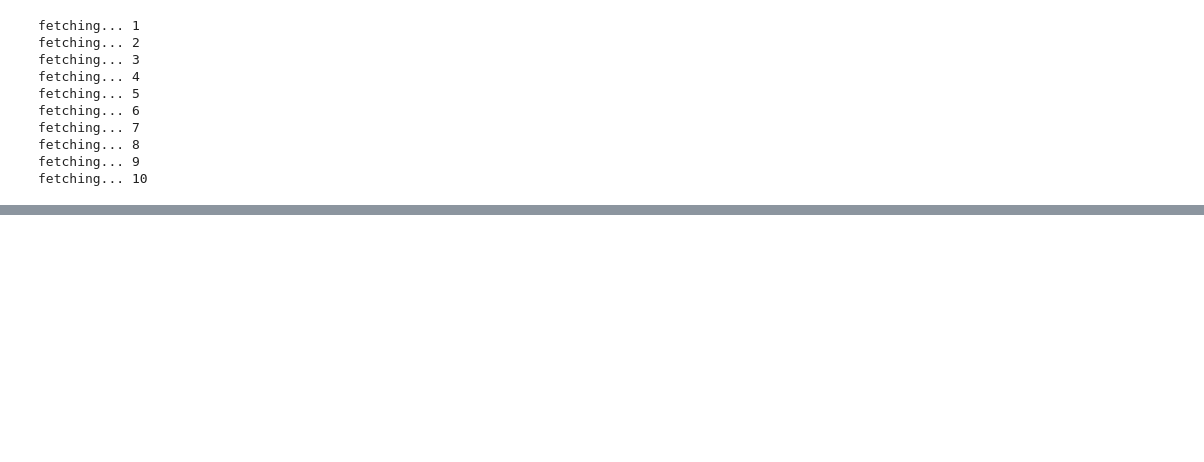
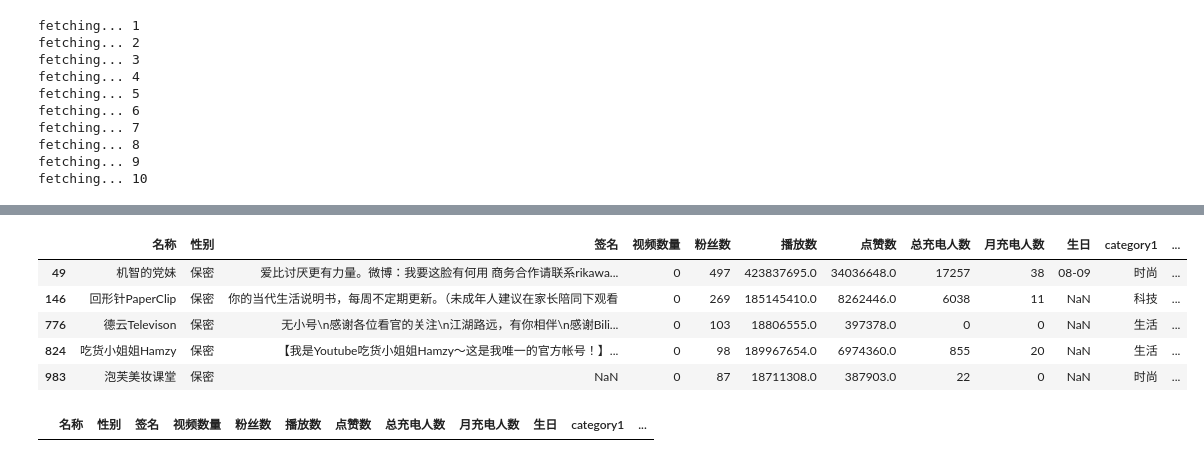
Before and after one commit to Albertiy/MyJupyterNote, a Jupyter notebook: 数据爬取.ipynb, the cells around one changed output, grey strips where cells are left out. Drawn from its saved outputs; the diff is of its cells as text; code cells hidden in the pictures; blank space fills up the shorter version.

```diff
--- a/数据爬取.ipynb
+++ b/数据爬取.ipynb
@@ -112,0 +198,13 @@ TypeError: '>=' not supported between instances of 'str' and 'int'
+# %%
+df.query("视频数量 == 0")
+# %% [output]
+|  | 名称 | 性别 | 签名 | 视频数量 | 粉丝数 | 播放数 | 点赞数 | 总充电人数 | 月充电人数 | 生日 | category1 | ... |
+| 49 | 机智的党妹 | 保密 | 爱比讨厌更有力量。微博：我要这脸有何用 商务合作请联系rikawa... | 0 | 497 | 423837695.0 | 34036648.0 | 17257 | 38 | 08-09 | 时尚 | ... |
+| 146 | 回形针PaperClip | 保密 | 你的当代生活说明书，每周不定期更新。（未成年人建议在家长陪同下观看 | 0 | 269 | 185145410.0 | 8262446.0 | 6038 | 11 | NaN | 科技 | ... |
+| 776 | 德云Televison | 保密 | 无小号\n感谢各位看官的关注\n江湖路远，有你相伴\n感谢Bili... | 0 | 103 | 18806555.0 | 397378.0 | 0 | 0 | NaN | 生活 | ... |
+| 824 | 吃货小姐姐Hamzy | 保密 | 【我是Youtube吃货小姐姐Hamzy～这是我唯一的官方帐号！】... | 0 | 98 | 189967654.0 | 6974360.0 | 855 | 20 | NaN | 生活 | ... |
+| 983 | 泡芙美妆课堂 | 保密 | NaN | 0 | 87 | 18711308.0 | 387903.0 | 22 | 0 | NaN | 时尚 | ... |
+# %%
+df.query("视频数量 == 0 and 播放数 == 0")
+# %% [output]
+|  | 名称 | 性别 | 签名 | 视频数量 | 粉丝数 | 播放数 | 点赞数 | 总充电人数 | 月充电人数 | 生日 | category1 | ... |
```
Also changed, not shown: parts of 19 cells of this notebook, 4 other files.
